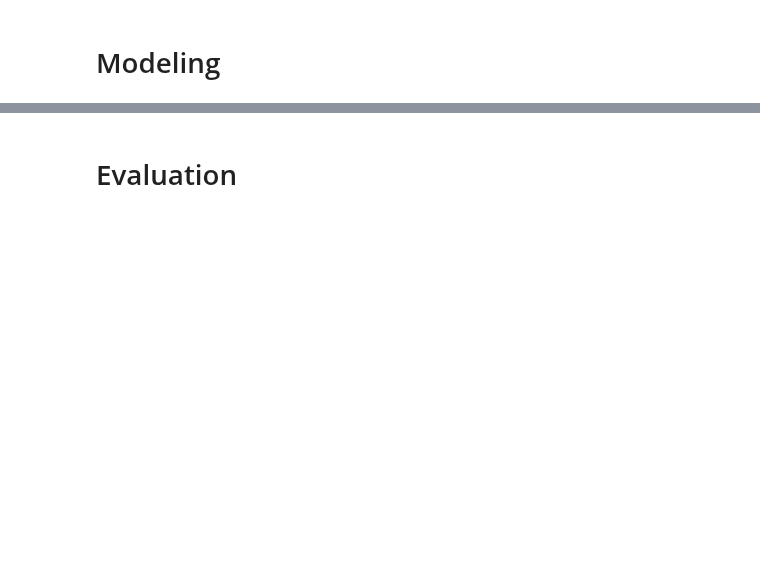
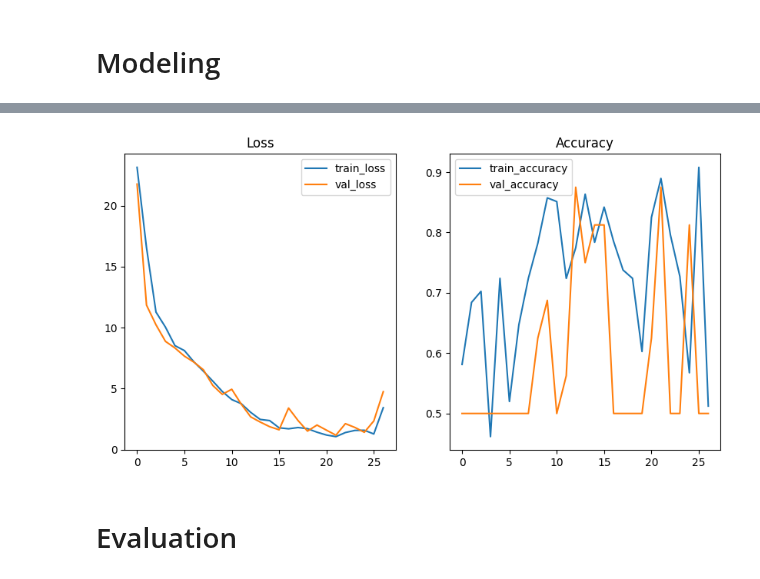
Before and after one commit to JohnNun/pneumonia_identification_project, a Jupyter notebook: pneumonia_identification_project.ipynb, the cells around one changed output, grey strips where cells are left out. Cells and saved outputs as stored; diff of their text form; code cells hidden in the pictures; blank space fills up the shorter version.

```diff
--- a/pneumonia_identification_project.ipynb
+++ b/pneumonia_identification_project.ipynb
@@ -186,0 +202,13 @@ Epoch 50/50
+# %%
+model_4 = Sequential()
+# %%
+model_4.add(layers.Input(shape=(67500,)))
+model_4.add(Dense(100, activation='relu', kernel_regularizer=l2(l2=0.1)))
+model_4.add(Dense(50, activation='relu'))
+model_4.add(Dense(25, activation='relu'))
+model_4.add(Dense(10, activation='relu'))
+model_4.add(Dense(2, activation='softmax'))
+# %%
+model_4.compile(optimizer='adam', loss='categorical_crossentropy', metrics=['accuracy'])
+# %%
+history = model_4.fit(train_img_final, train_labels, epochs=100, batch_size=300, validation_data=(test_img_final, test_labels), callbacks=[early_stop])
@@ -187,2 +233,19 @@ Epoch 50/50
+# %%
+train_loss = history.history['loss']
+train_acc = history.history['accuracy']
+val_loss = history.history['val_loss']
+val_acc = history.history['val_accuracy']
+
+fig, (ax1, ax2) = plt.subplots(1, 2, figsize=(10, 5))
+sns.lineplot(x=history.epoch, y=train_loss, ax=ax1, label='train_loss')
+sns.lineplot(x=history.epoch, y=train_acc, ax=ax2, label='train_accuracy')
+
+sns.lineplot(x=history.epoch, y=val_loss, ax=ax1, label='val_loss')
+sns.lineplot(x=history.epoch, y=val_acc, ax=ax2, label='val_accuracy')
+ax1.set_title('Loss')
+ax2.set_title('Accuracy')
+ax1.legend();
+# %% [output]
+[figure, added]
 # %% [markdown]
 # Evaluation
```
Also changed, not shown: parts of 21 cells of this notebook.
